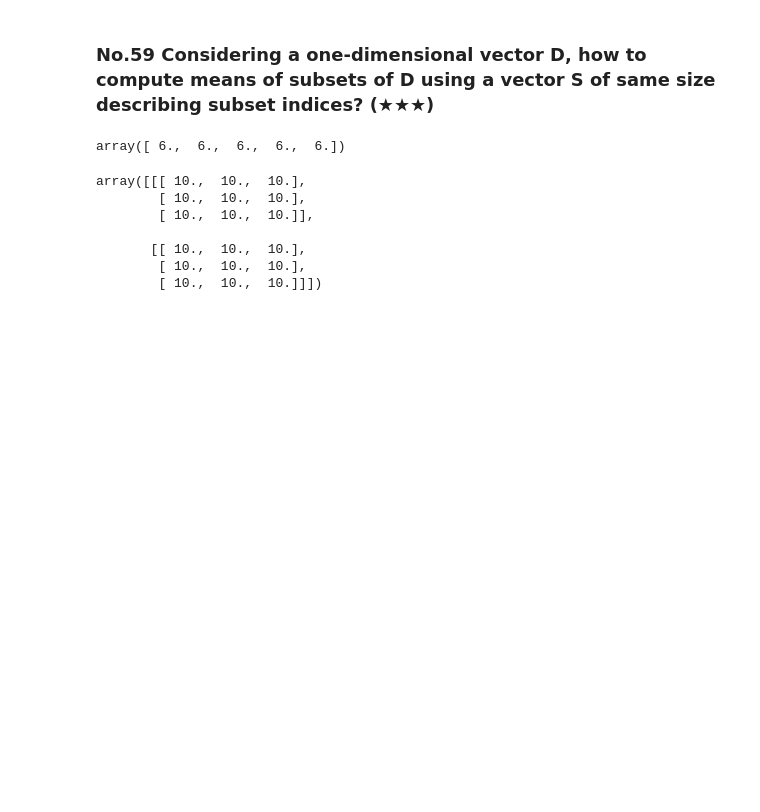
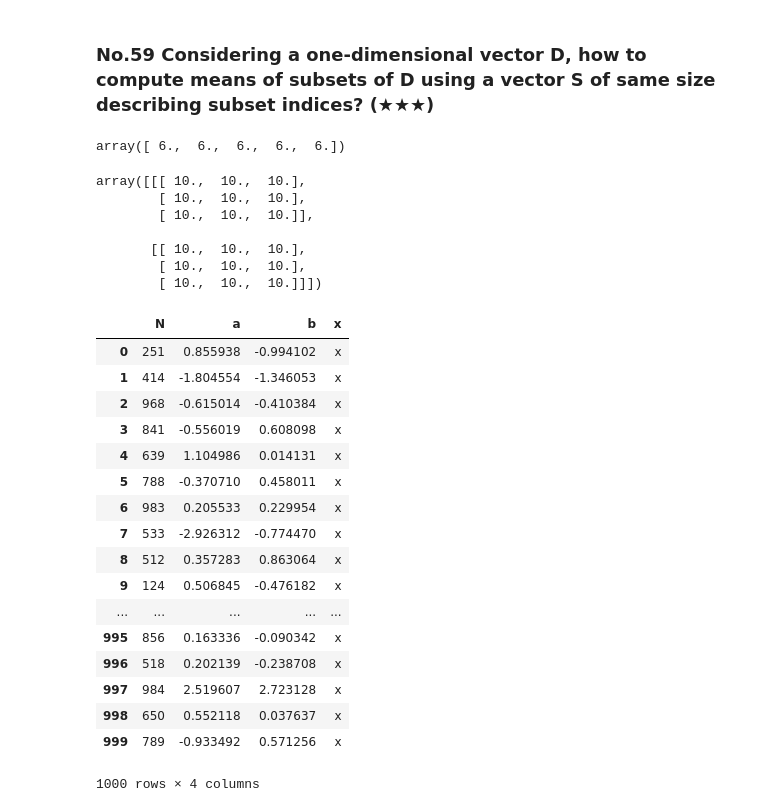
Before and after one commit to hanzg2014/2017S1S2, a Jupyter notebook: Frontier_Artificial_Intelligence_2017S1S2/NumpyTraining/numpy-100.ipynb, the cells around one changed output. Saved outputs shown, nothing was run; the diff lists cells and outputs as text; code cells hidden in the pictures; blank space fills up the shorter version.

```diff
--- a/Frontier_Artificial_Intelligence_2017S1S2/NumpyTraining/numpy-100.ipynb
+++ b/Frontier_Artificial_Intelligence_2017S1S2/NumpyTraining/numpy-100.ipynb
@@ -907,0 +1129,5 @@ array([[[ 10.,  10.,  10.],
+# %%
+df = pd.DataFrame({'a': np.random.randn(1000),
+   ...:                    'b': np.random.randn(1000),
+   ...:                    'N': np.random.randint(100, 1000, (1000)),
+   ...:                    'x': 'x'})
@@ -907,0 +1144,21 @@ array([[[ 10.,  10.,  10.],
+# %%
+df
+# %% [output]
+|  | N | a | b | x |
+| 0 | 251 | 0.855938 | -0.994102 | x |
+| 1 | 414 | -1.804554 | -1.346053 | x |
+| 2 | 968 | -0.615014 | -0.410384 | x |
+| 3 | 841 | -0.556019 | 0.608098 | x |
+| 4 | 639 | 1.104986 | 0.014131 | x |
+| 5 | 788 | -0.370710 | 0.458011 | x |
+| 6 | 983 | 0.205533 | 0.229954 | x |
+| 7 | 533 | -2.926312 | -0.774470 | x |
+| 8 | 512 | 0.357283 | 0.863064 | x |
+| 9 | 124 | 0.506845 | -0.476182 | x |
+| ... | ... | ... | ... | ... |
+| 995 | 856 | 0.163336 | -0.090342 | x |
+| 996 | 518 | 0.202139 | -0.238708 | x |
+| 997 | 984 | 2.519607 | 2.723128 | x |
+| 998 | 650 | 0.552118 | 0.037637 | x |
+| 999 | 789 | -0.933492 | 0.571256 | x |
+1000 rows × 4 columns
```
Also changed, not shown: parts of 81 cells of this notebook, 2 other files.
